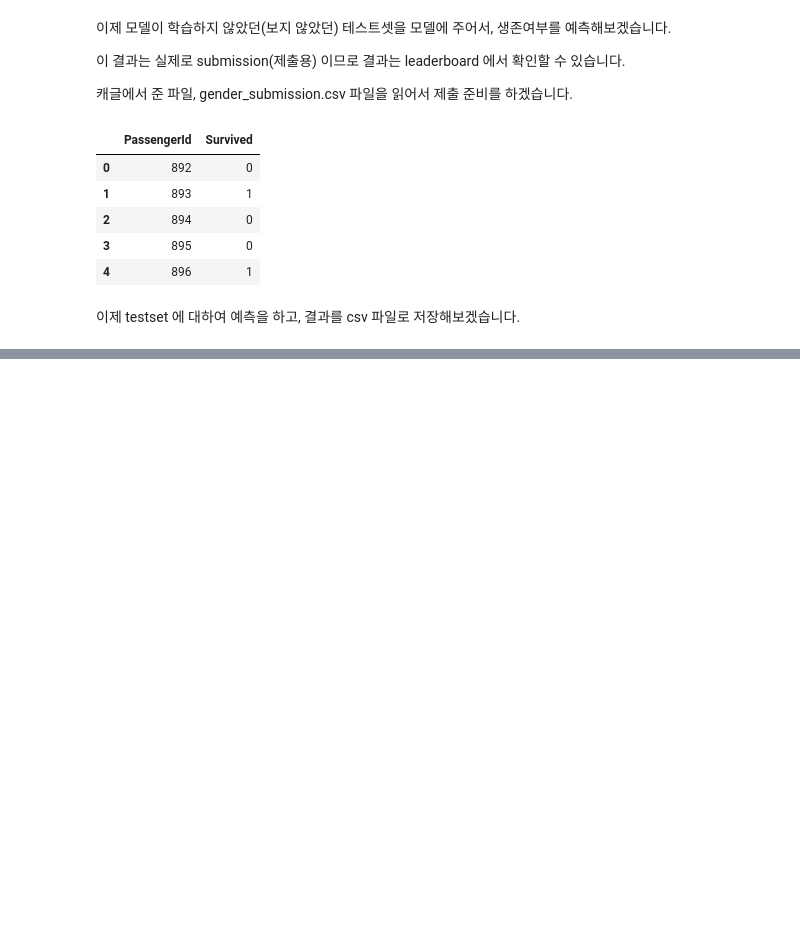
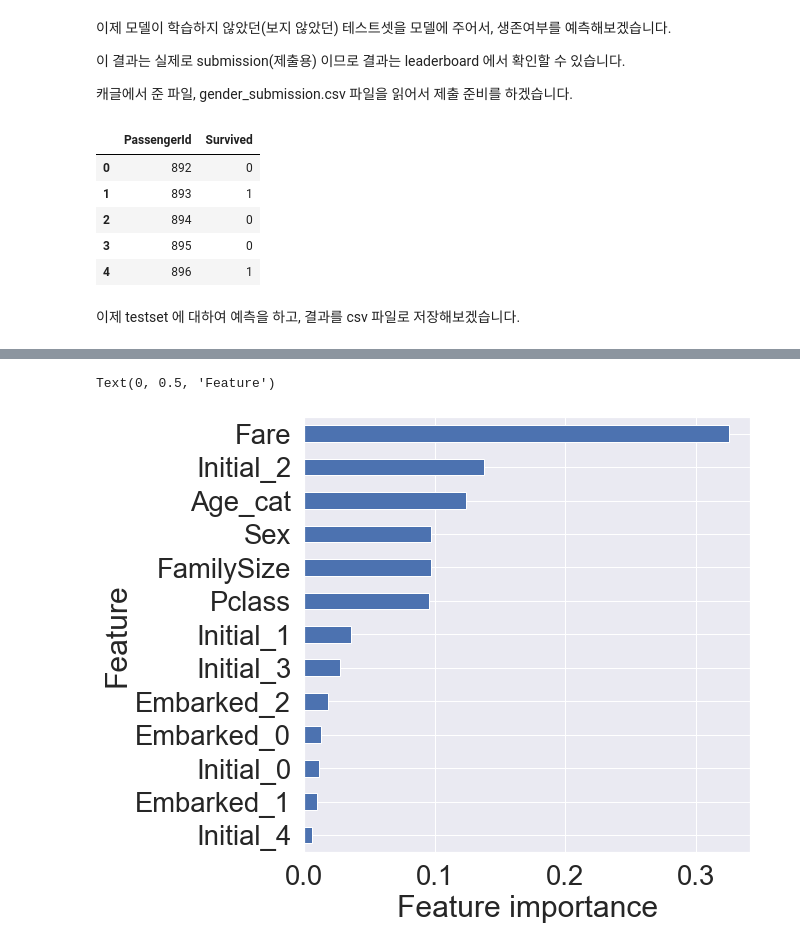
Before and after one commit to Haebuk/kagglestudy, a Jupyter notebook: Titanic competition/day2 유재성.ipynb, the cells around one changed output, grey strips where cells are left out. Saved outputs shown, nothing was run; the diff lists cells and outputs as text; code cells hidden in the pictures; blank space fills up the shorter version.

```diff
--- a/Titanic competition/day2 유재성.ipynb
+++ b/Titanic competition/day2 유재성.ipynb
@@ -876,0 +1221,4 @@ submission.to_csv('./my_first_submission.csv', index=False)
+# %%
+X_train = df_train.drop('Survived', axis=1).values
+target_label = df_train['Survived'].values
+X_test = df_test.values
@@ -876,0 +1231,2 @@ submission.to_csv('./my_first_submission.csv', index=False)
+# %%
+X_tr, X_vld, y_tr, y_vld = train_test_split(X_train, target_label, test_size=0.3, random_state=2018)
@@ -876,0 +1248,4 @@ submission.to_csv('./my_first_submission.csv', index=False)
+# %%
+model = RandomForestClassifier()
+model.fit(X_tr, y_tr)
+prediction = model.predict(X_vld)
@@ -876,0 +1271,11 @@ submission.to_csv('./my_first_submission.csv', index=False)
+# %%
+feature_importance = model.feature_importances_
+Series_feat_imp = Series(feature_importance, index=df_test.columns)
+# %%
+plt.figure(figsize=(8, 8))
+Series_feat_imp.sort_values(ascending=True).plot.barh()
+plt.xlabel('Feature importance')
+plt.ylabel('Feature')
+# %% [output]
+Text(0, 0.5, 'Feature')
+[figure, added]
```
Also changed, not shown: parts of 86 cells of this notebook.
